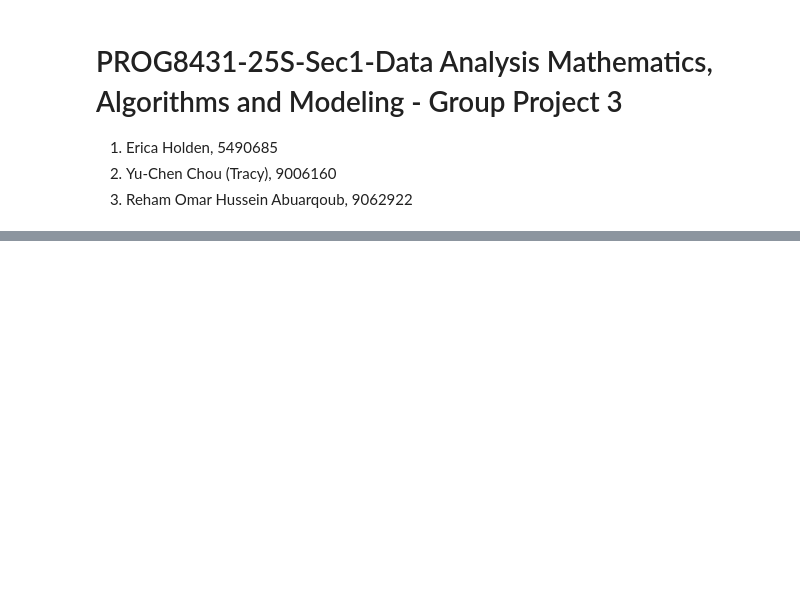
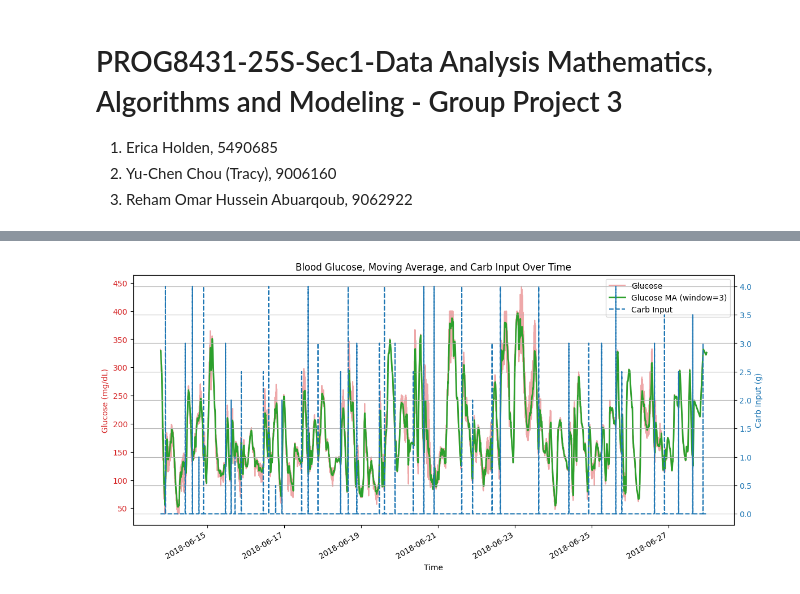
Before and after one commit to ericadev/PROG8431_GP3, a Jupyter notebook: GP3.ipynb, the cells around one changed output, grey strips where cells are left out. Drawn from its saved outputs; the diff is of its cells as text; code cells hidden in the pictures; blank space fills up the shorter version.

```diff
--- a/GP3.ipynb
+++ b/GP3.ipynb
@@ -46,0 +171,8 @@ analyzer.plot_glucose_by_carb_input()
+# %%
+# Diabetes Analyzer
+analyzer = DiabetesAnalyzer(df)
+
+# Plot raw blood glucose vs. moving average (Set the moving average window is 3)
+analyzer.plot_glucose_by_moving_average(window=3)
+# %% [output]
+[figure, added]
```
Also changed, not shown: parts of 12 cells of this notebook.
